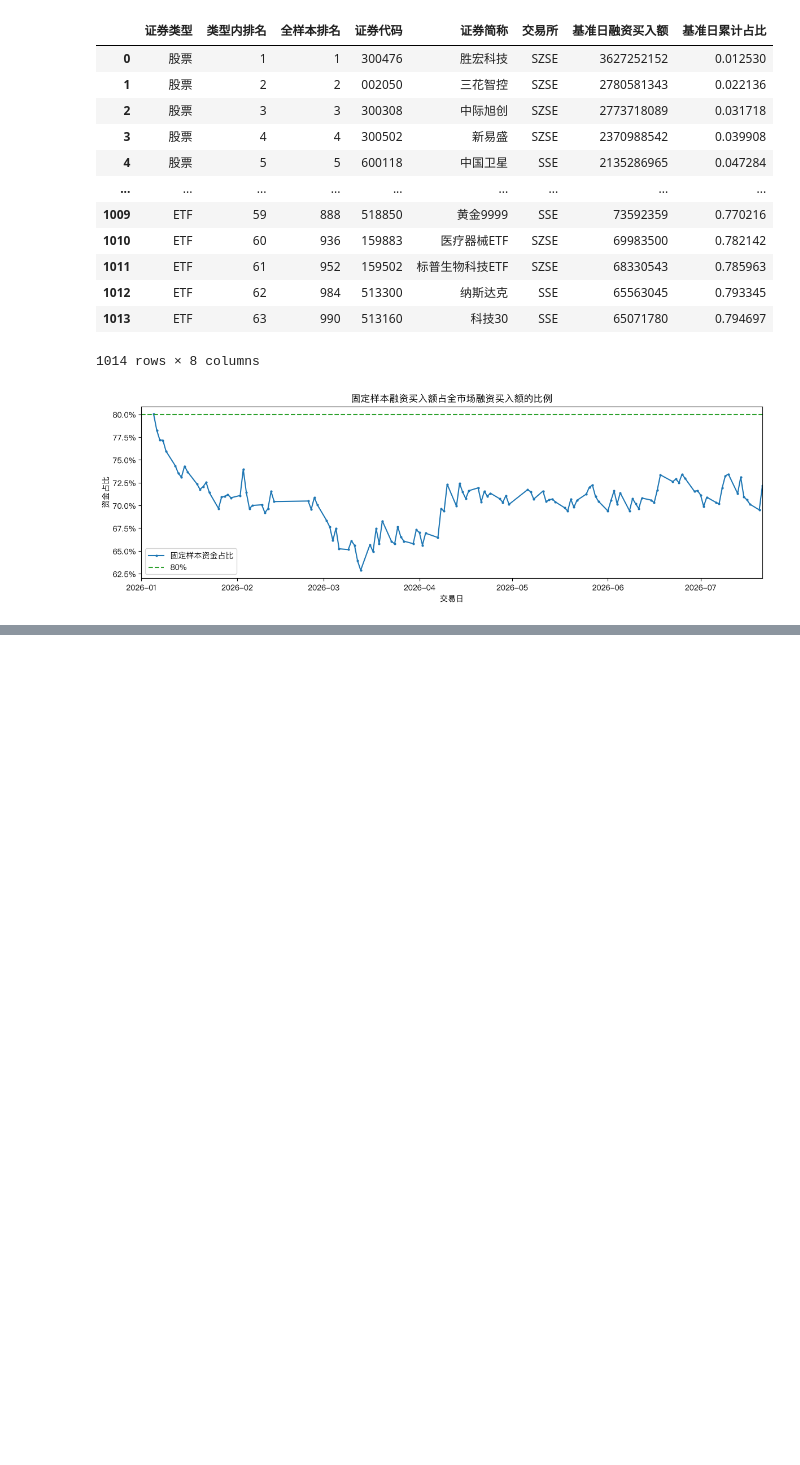
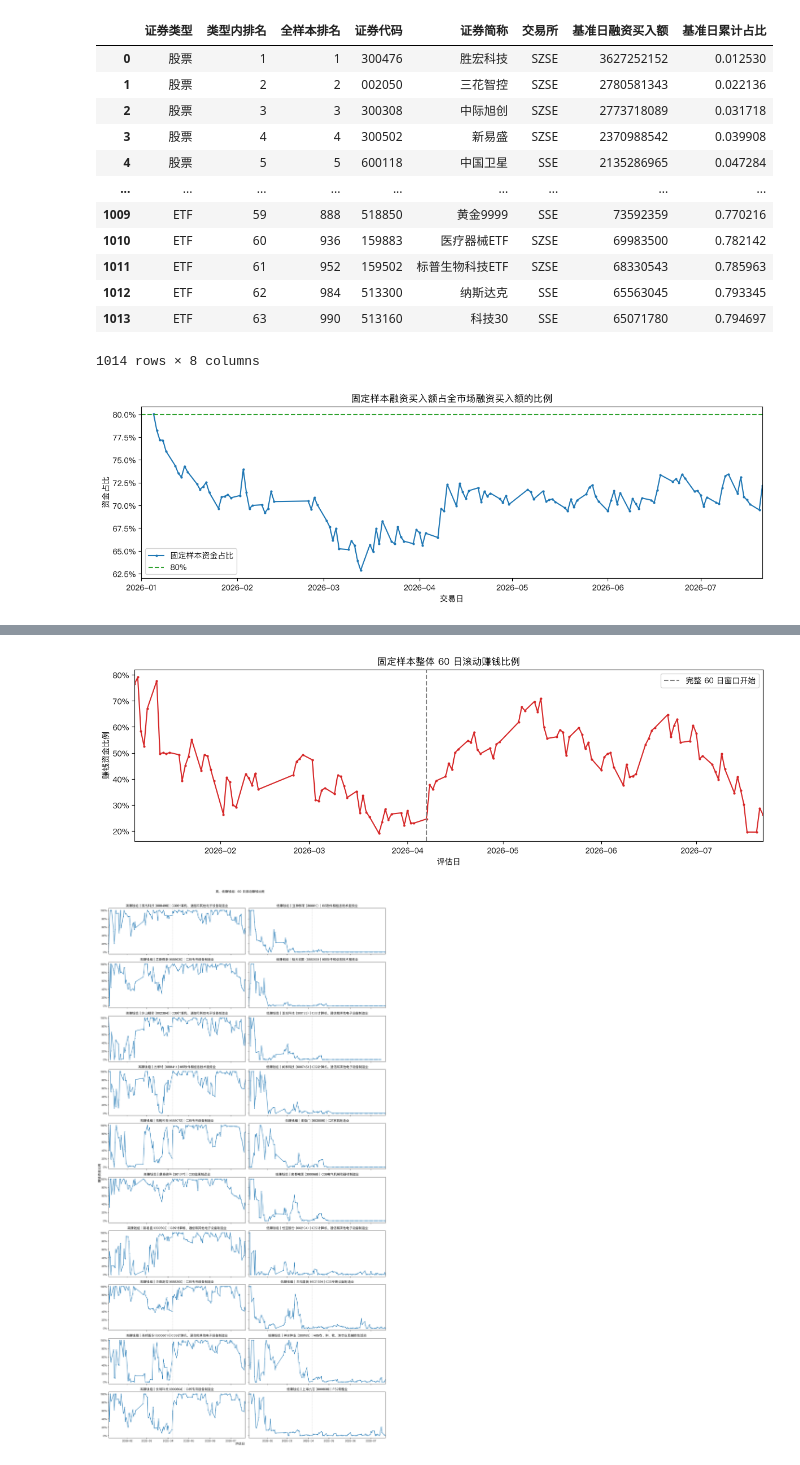
Before and after one commit to zyye00/mme, a Jupyter notebook: notebooks/margin_profitability.ipynb, the cells around one changed output, grey strips where cells are left out. Cells and saved outputs as stored; diff of their text form; code cells hidden in the pictures; blank space fills up the shorter version.

```diff
--- a/notebooks/margin_profitability.ipynb
+++ b/notebooks/margin_profitability.ipynb
@@ -174,0 +277,6 @@ profitability.tail()
+# %%
+WINDOW_DAYS = 60
+rolling_security, rolling_overall = calculate_rolling_profitability(positions, prices, WINDOW_DAYS)
+rolling_security.to_parquet(DERIVED / 'rolling_profitability.parquet', index=False)
+rolling_overall.to_parquet(DERIVED / 'rolling_profitability_overall.parquet', index=False)
+rolling_overall.tail()
@@ -174,0 +290,14 @@ profitability.tail()
+# %%
+security_metadata = prepare_security_metadata(sample, industries)
+HIGH_GROUP_EXCLUDED_CODES = {'511360', '511520'}
+selection, profit_ratio_high, profit_ratio_low, return_high, return_low = select_rolling_securities(
+    rolling_security, security_metadata, HIGH_GROUP_EXCLUDED_CODES, size=10
+)
+selection.to_parquet(DERIVED / 'rolling_profitability_selection.parquet', index=False)
+
+selection_columns = ['security_code', 'security_name', 'security_type', 'industry', 'industry_classification', 'mean_profit_ratio', 'mean_weighted_return']
+display(pd.concat({'仅赚钱比例高赚钱前 10': profit_ratio_high[selection_columns], '仅赚钱比例低赚钱后 10': profit_ratio_low[selection_columns]}, names=['筛选结果']).style.format({'mean_profit_ratio': '{:.2%}', 'mean_weighted_return': '{:.2%}'}))
+display(pd.concat({'加入收益筛选高赚钱前 10': return_high[selection_columns], '加入收益筛选低赚钱后 10': return_low[selection_columns]}, names=['筛选结果']).style.format({'mean_profit_ratio': '{:.2%}', 'mean_weighted_return': '{:.2%}'}))
+
+comparison = compare_rolling_selection(selection, profit_ratio_high, profit_ratio_low, return_high, return_low)
+comparison
@@ -174,0 +358,36 @@ profitability.tail()
+# %%
+full_window_start = rolling_overall.loc[rolling_overall.is_full_window, 'evaluation_date'].iloc[0]
+fig, ax = plt.subplots(figsize=(12, 4))
+ax.plot(rolling_overall.evaluation_date, rolling_overall.rolling_profit_ratio, color='tab:red', marker='o', markersize=2)
+ax.axvline(full_window_start, color='tab:gray', ls='--', label='完整 60 日窗口开始')
+ax.yaxis.set_major_formatter(PercentFormatter(1))
+ax.set_xlim(rolling_overall.evaluation_date.min(), rolling_overall.evaluation_date.max())
+ax.set_title('固定样本整体 60 日滚动赚钱比例')
+ax.set_xlabel('评估日')
+ax.set_ylabel('赚钱资金比例')
+ax.legend()
+plt.tight_layout()
+plt.show()
+
+selected_high = selection.loc[selection.selected_group.eq('high')].nlargest(10, 'mean_profit_ratio').reset_index(drop=True)
+selected_low = selection.loc[selection.selected_group.eq('low')].nsmallest(10, 'mean_profit_ratio').reset_index(drop=True)
+fig, axes = plt.subplots(10, 2, figsize=(16, 30), sharex=True, sharey=True)
+for row_index, (group, title, selected) in enumerate([('high', '高赚钱组', selected_high), ('low', '低赚钱组', selected_low)]):
+    for panel_index, security in enumerate(selected.itertuples(index=False)):
+        ax = axes[panel_index, row_index]
+        series = rolling_security.loc[
+            rolling_security.exchange.eq(security.exchange) & rolling_security.security_code.eq(security.security_code)
+        ]
+        ax.plot(series.evaluation_date, series.rolling_profit_ratio, marker='o', markersize=2)
+        ax.axvline(full_window_start, color='tab:gray', ls='--', linewidth=1)
+        ax.yaxis.set_major_formatter(PercentFormatter(1))
+        ax.set_title(f'{title}｜{security.security_name} ({security.security_code})｜{security.industry}')
+        ax.set_xlim(rolling_overall.evaluation_date.min(), rolling_overall.evaluation_date.max())
+fig.suptitle('高、低赚钱组：60 日滚动赚钱比例', y=1.01)
+fig.supxlabel('评估日')
+fig.supylabel('赚钱资金比例')
+plt.tight_layout()
+plt.show()
+# %% [output]
+[figure, added]
+[figure, added]
```
Also changed, not shown: parts of 11 cells of this notebook, 9 other files.
